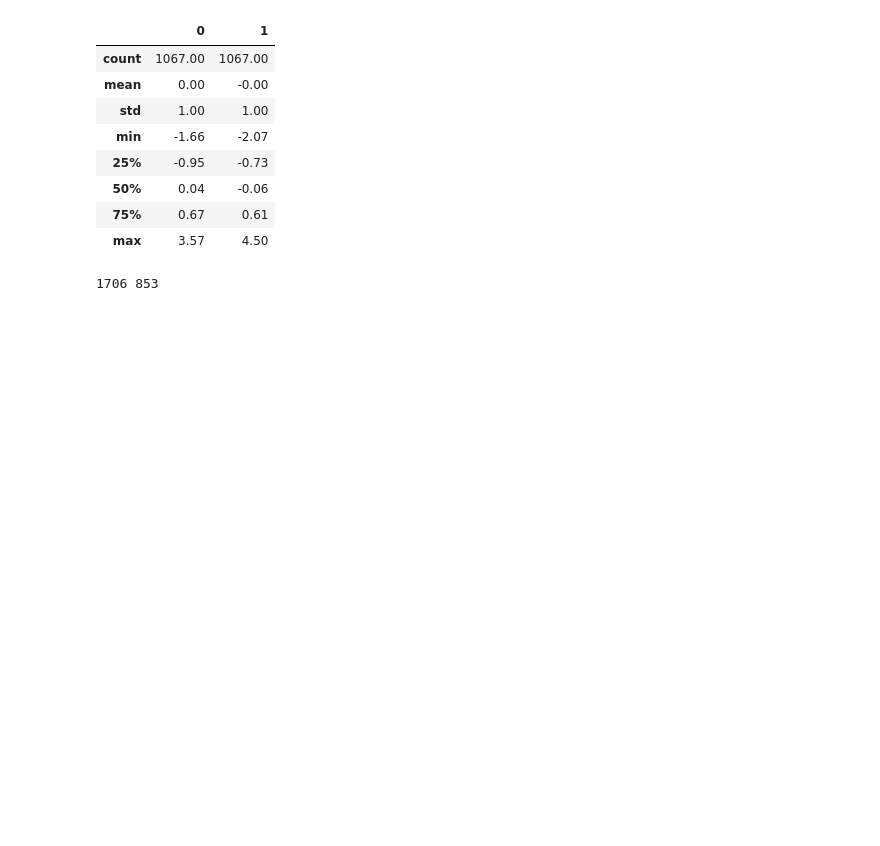
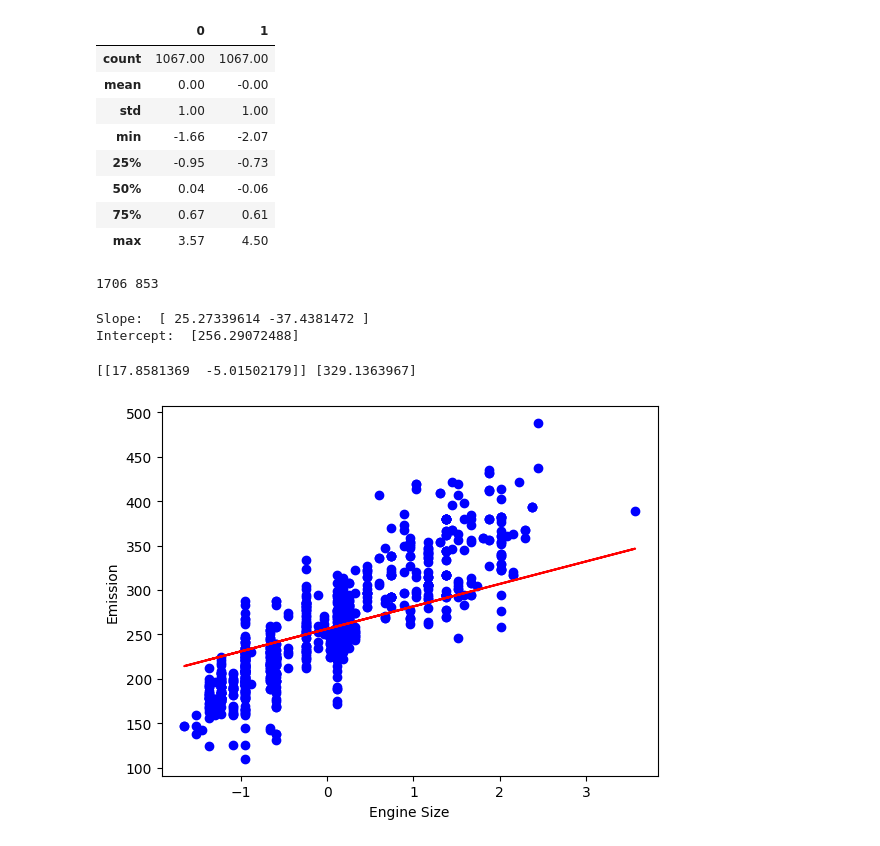
Before and after one commit to Priyanshu-21/AI-and-Machine-Learning, a Jupyter notebook: Regression/Multiple_Regression/carIntroduction.ipynb, the cells around one changed output. Cells and saved outputs as stored; diff of their text form; code cells hidden in the pictures; blank space fills up the shorter version.

Commit message:
Multiple Regression: Prediction

```diff
--- a/Regression/Multiple_Regression/carIntroduction.ipynb
+++ b/Regression/Multiple_Regression/carIntroduction.ipynb
@@ -152,8 +152,46 @@ pd.DataFrame(x_standard).describe().round(2)
 #Divide the dataset in test and training samples
 from sklearn.model_selection import train_test_split
 
-x_train, x_test, y_train, y_test = train_test_split(x, y, test_size= 0.2, random_state= 42)
+x_train, x_test, y_train, y_test = train_test_split(x_standard, y, test_size= 0.2, random_state= 42)
 
 print(x_train.size, y_train.size)
 # %% [output]
 1706 853
+# %%
+#Developing a linear regression model on trainig dataset
+from sklearn import linear_model
+
+regressor = linear_model.LinearRegression()
+
+regressor.fit(x_train, y_train)
+
+print("Slope: ", regressor.coef_[0])
+print("Intercept: ", regressor.intercept_)
+# %% [output]
+Slope:  [ 25.27339614 -37.4381472 ]
+Intercept:  [256.29072488]
+# %%
+#Un-standarized independent variables to get original slope & interpect
+mean = std_features.mean_
+stand_deviation = np.sqrt(std_features.var_)
+
+slope_original = regressor.coef_ / stand_deviation
+
+intercept_original = regressor.intercept_ - np.sum(mean * regressor.coef_ / stand_deviation)
+
+print(slope_original, intercept_original)
+# %% [output]
+[[17.8581369  -5.01502179]] [329.1363967]
+# %%
+#Visualization of the model fit
+import numpy as np
+import matplotlib.pyplot as plt
+
+#Visualization of Engine Size with Emission
+plt.scatter(x_train[:, 0], y_train, color='blue')
+plt.plot(x_train[:, 0], regressor.intercept_[0] + x_train[:, 0] * regressor.coef_[0, 0], '-r')
+plt.xlabel("Engine Size")
+plt.ylabel("Emission")
+plt.show()
+# %% [output]
+[figure, added]
```
Also changed, not shown: parts of 4 cells of this notebook.
